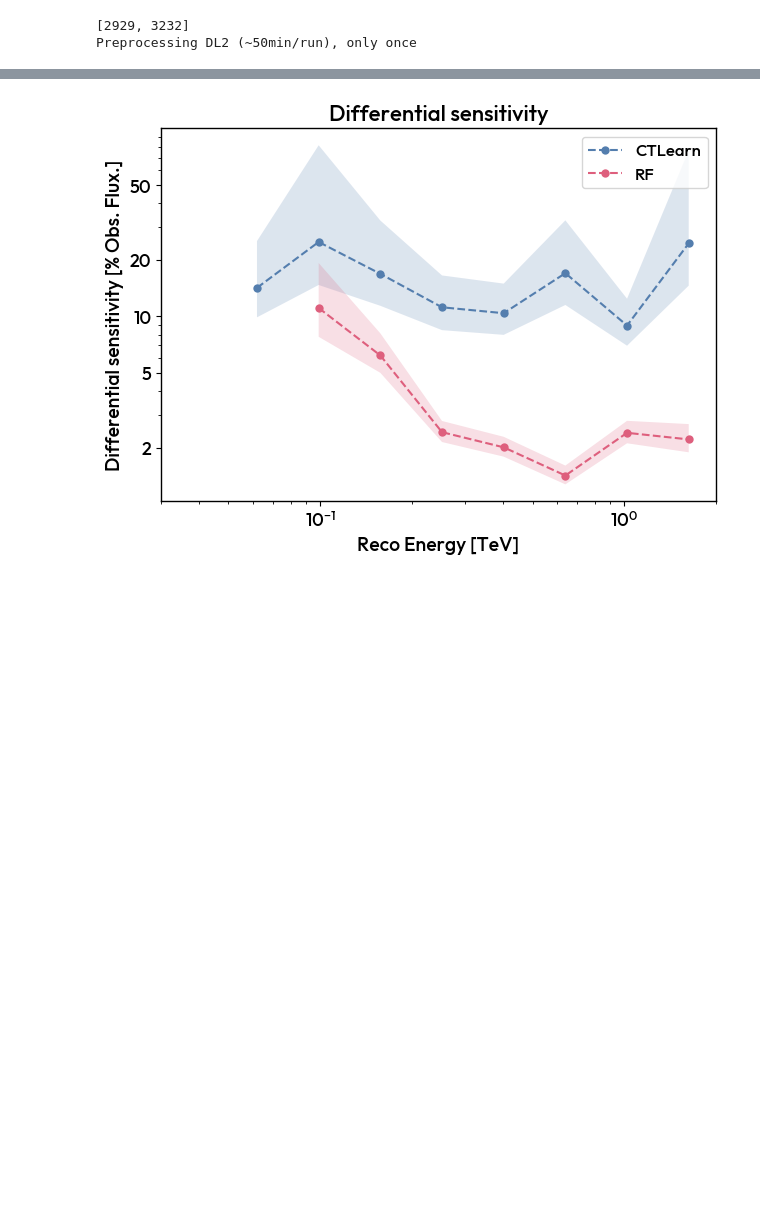
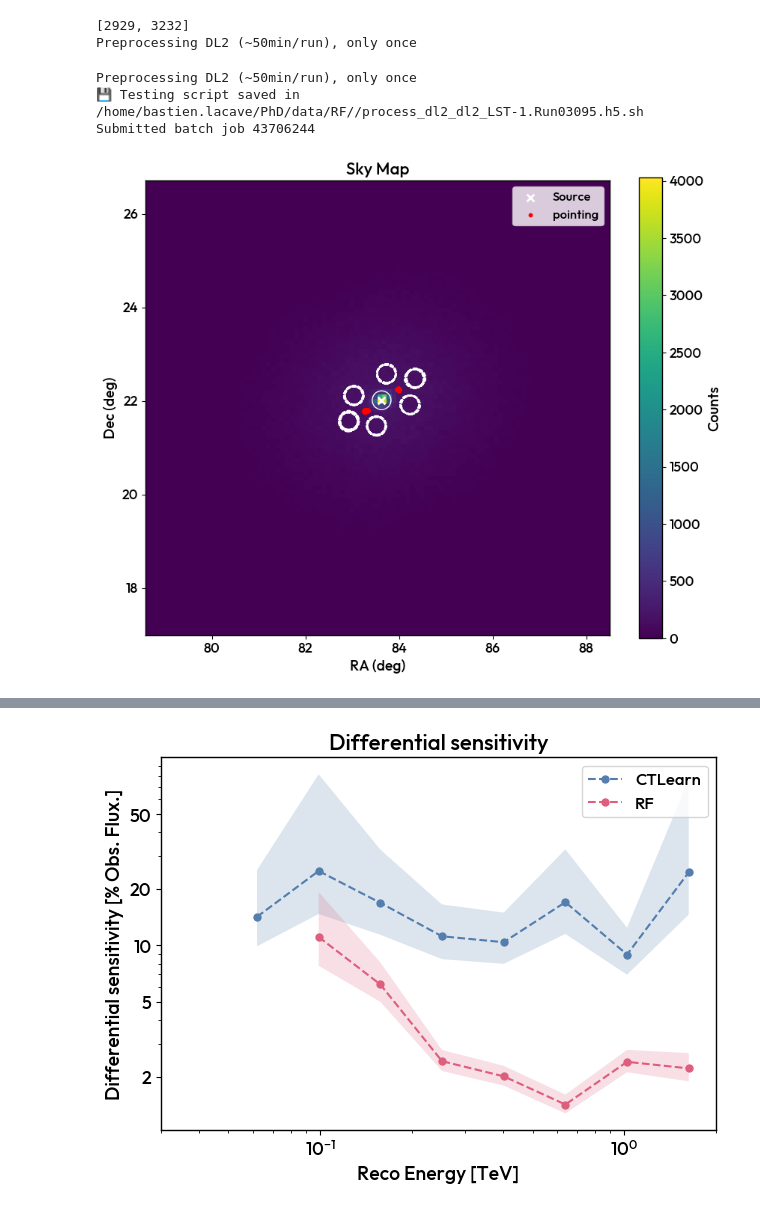
Before and after one commit to BastienLacave/CTLearn-Manager, a Jupyter notebook: notebooks/8_Compare_to_RF.ipynb, the cells around one changed output, grey strips where cells are left out. Cells and saved outputs as stored; diff of their text form; code cells hidden in the pictures; blank space fills up the shorter version.

```diff
--- a/notebooks/8_Compare_to_RF.ipynb
+++ b/notebooks/8_Compare_to_RF.ipynb
@@ -40,3 +36,18 @@ RFDL2Processor = LazyRFCounterpart(DL2Processor, dl2_processed_dir="/home/bastie
 Preprocessing DL2 (~50min/run), only once
 [2929, 3232]
 Preprocessing DL2 (~50min/run), only once
+# %%
+runs = [2929,2930,2931,2950,2970,2971,2972,2973,2988,3095,3096,3273,3274,3275,3318,3319,3320,3338,2914,2932,2933,2934,2974,2975,2976,2989,2990,2991,3004,3005,3006,3276,3277,3278,3279,3321,3328,3329,3330,3339,3340,3355,3356,3598,3632,3672,3673,3674,3675,6872,6873,6874,6892,6893,7133,7161,7195,7196,7197,7227,7228,7253,7274,2977,2992,3007,3008,3231,3243,3373,3599,3600,3615,3633,3634,3676,3677,3706,3707,4067,4086,6875,6894,7097,7098,7099,7199,7231,7254,7255,7256,7275,3232,3601,3635,3708,4068,4087,6895,7136,7200,7232,7233,7276,7277]
+
+RFProcessor = RFCounterpart(dl2_processed_dir="/home/bastien.lacave/PhD/data/RF/",
+                            CTLearnTriModelManager = Stereo_Tri_Model,
+                            runs=runs
+                            )
+# %% [output]
+Preprocessing DL2 (~50min/run), only once
+💾 Testing script saved in /home/bastien.lacave/PhD/data/RF//process_dl2_dl2_LST-1.Run03095.h5.sh
+Submitted batch job 43706244
+# %%
+RFProcessor.plot_skymap()
+# %% [output]
+[figure, added]
```
Also changed, not shown: parts of 3 cells of this notebook, 1 other file.
